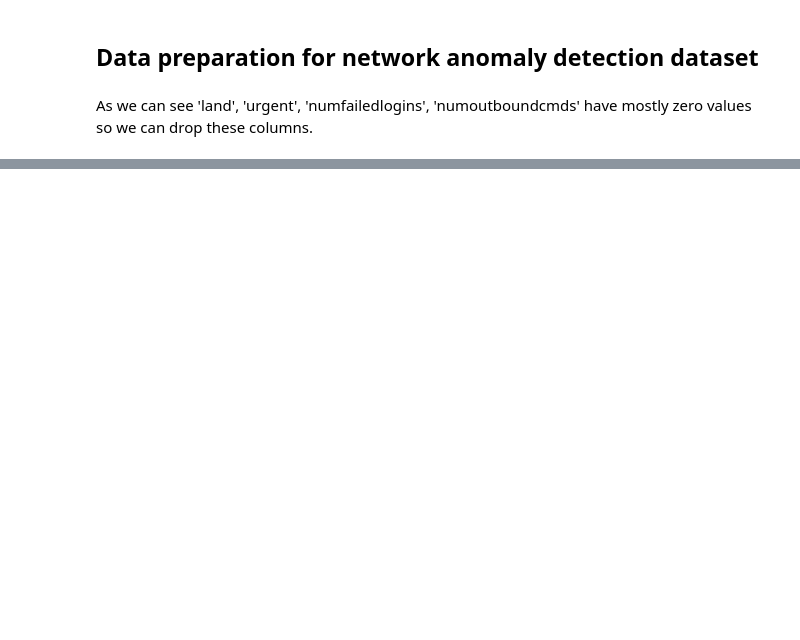
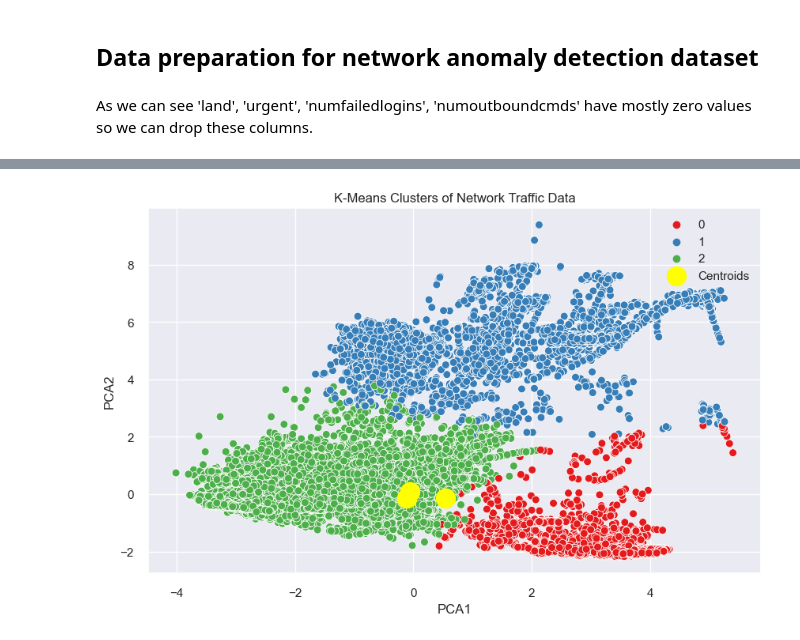
Before and after one commit to miautort/case-study-network-anomaly-detection, a Jupyter notebook: data_preparation.ipynb, the cells around one changed output, grey strips where cells are left out. Saved outputs shown, nothing was run; the diff lists cells and outputs as text; code cells hidden in the pictures; blank space fills up the shorter version.

Commit message:
pyCaret & DBScan

```diff
--- a/data_preparation.ipynb
+++ b/data_preparation.ipynb
@@ -95,0 +118,42 @@ best_model = compare_models(sort = 'AUC')
+# %%
+from sklearn.decomposition import PCA
+from sklearn.cluster import KMeans, DBSCAN
+
+# Clustering der Daten
+scaler = StandardScaler()
+scaled_df = scaler.fit_transform(df.drop('attack', axis=1))
+
+# K-Means Clustering
+kmeans = KMeans(n_clusters=3, init='k-means++', max_iter=300, n_init=10, random_state=42)
+df['Cluster_KMeans'] = kmeans.fit_predict(scaled_df)
+
+# DBSCAN Clustering
+dbscan = DBSCAN(eps=0.5, min_samples=5)
+df['Cluster_DBSCAN'] = dbscan.fit_predict(scaled_df)
+
+# Visualisierung der Cluster mit PCA (K-Means)
+pca = PCA(n_components=2)
+principal_components = pca.fit_transform(scaled_df)
+df['PCA1'] = principal_components[:, 0]
+df['PCA2'] = principal_components[:, 1]
+
+plt.figure(figsize=(10, 6))
+sns.scatterplot(data=df, x='PCA1', y='PCA2', hue='Cluster_KMeans', palette='Set1', s=50)
+plt.scatter(kmeans.cluster_centers_[:, 0], kmeans.cluster_centers_[:, 1], s=300, c='yellow', label='Centroids')
+plt.title('K-Means Clusters of Network Traffic Data')
+plt.xlabel('PCA1')
+plt.ylabel('PCA2')
+plt.legend()
+plt.show()
+
+
+# Visualisierung der Cluster mit PCA (DBSCAN)
+plt.figure(figsize=(10, 6))
+sns.scatterplot(data=df, x='PCA1', y='PCA2', hue='Cluster_DBSCAN', palette='Set1', s=50)
+plt.title('DBSCAN Clusters of Network Traffic Data')
+plt.xlabel('PCA1')
+plt.ylabel('PCA2')
+plt.legend()
+plt.show()
+# %% [output]
+[figure, added]
```
Also changed, not shown: parts of 8 cells of this notebook, 3 other files.
